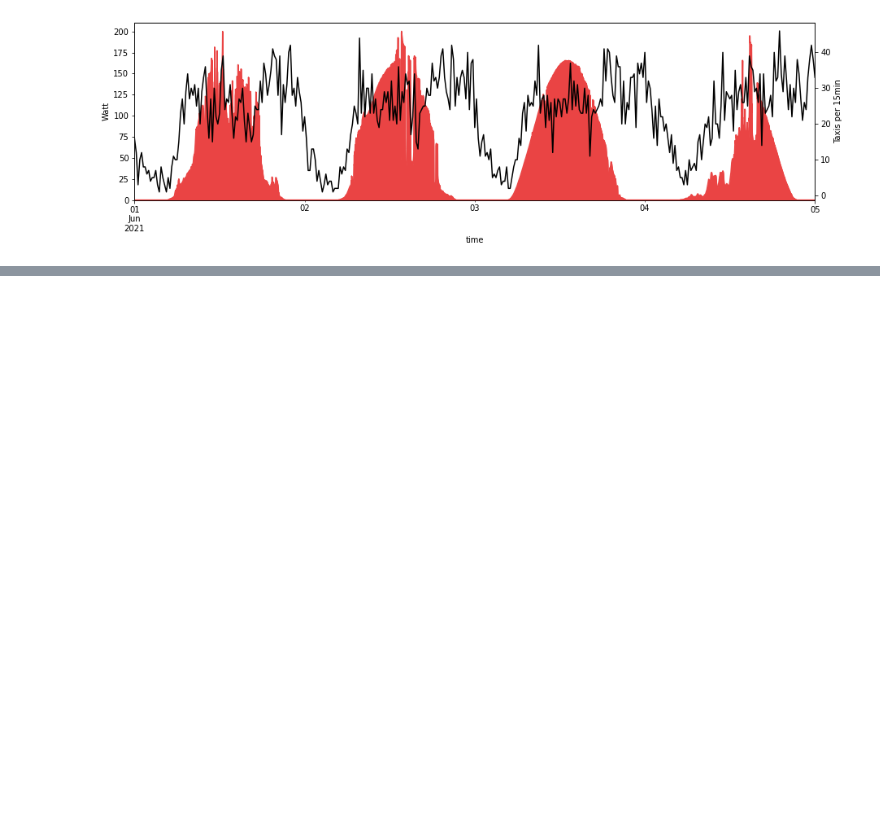
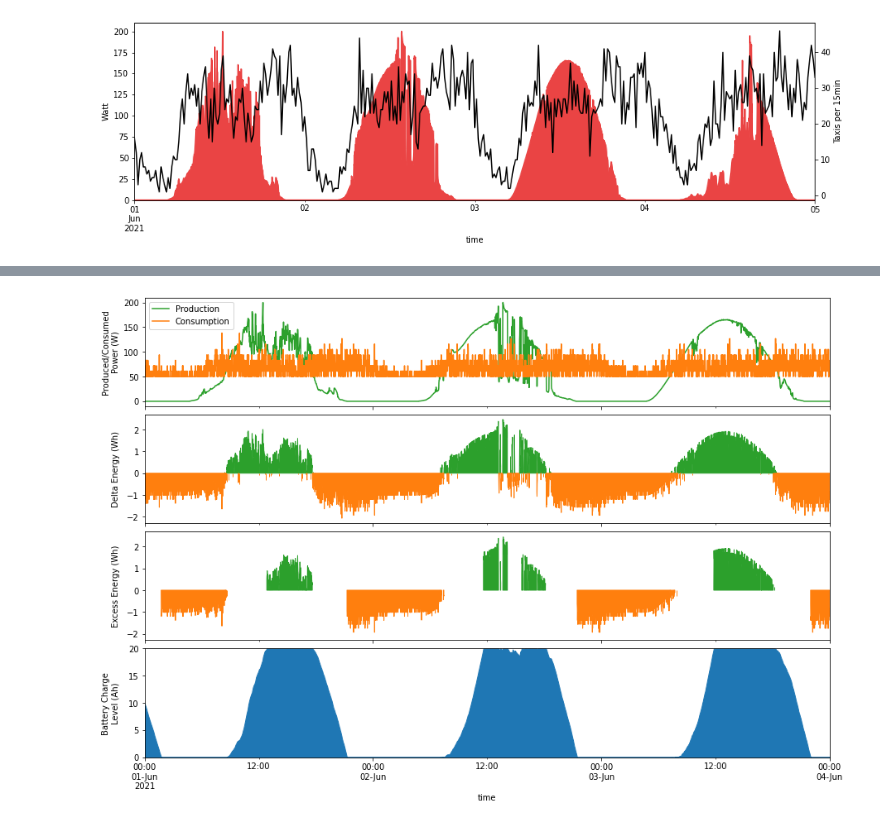
Before and after one commit to Maky55-hub/soc_pybamm_simpy, a Jupyter notebook: Untitled.ipynb, the cells around one changed output, grey strips where cells are left out. Drawn from its saved outputs; the diff is of its cells as text; code cells hidden in the pictures; blank space fills up the shorter version.

```diff
--- a/Untitled.ipynb
+++ b/Untitled.ipynb
@@ -151,0 +203,20 @@ ModuleNotFoundError: No module named 'leaf'
+# %%
+
+measurements = []  # this will contain the resulting measurements
+
+MAX_POWER = 600  # W
+STATIC_POWER = 50  # W
+BATTERY_CAPACITY = 20  # Ah
+BATTERY_CHARGE_LEVEL = 10  # Ah
+BATTERY_VOLTAGE = 10 # V
+
+node = Node(name="node1", cu=50, power_model=PowerModelNode(max_power=MAX_POWER, static_power=STATIC_POWER))
+battery = Battery(capacity_in_Ah=BATTERY_CAPACITY, charge_level_in_Ah=BATTERY_CHARGE_LEVEL, battery_voltage=10)
+
+env = simpy.Environment()
+env.process(task_placement(env, list(taxi_count)))
+env.process(power_usage(env, node, battery, list(solar), measurements))
+
+env.run()  # env.run(until=100) runs for 100 timesteps only
+measurements_df = pd.DataFrame(measurements, index=solar.index)
+measurements_df.head()
@@ -151,0 +231,35 @@ ModuleNotFoundError: No module named 'leaf'
+# %%
+# Only plot first thre days
+measurements_df = measurements_df[:"2021-06-04 00:00:00"]
+
+fig, (ax1, ax2, ax3, ax4) = plt.subplots(ncols=1, nrows=4, sharex=True, figsize=(12,8))
+fig.tight_layout(pad=0)
+
+measurements_df["production_power"].plot(ax=ax1, color="tab:green", label="Production")
+measurements_df["consumption_power"].plot(ax=ax1, color="tab:orange", label="Consumption")
+ax1.set_ylabel("Produced/Consumed\nPower (W)")
+ax1.legend()
+
+x = measurements_df["delta_energy"]
+x.plot(ax=ax2, alpha=0)  # this call improves performance
+ax2.fill_between(x.index, 0, x.values, where=x.values>0, color="tab:green")
+ax2.fill_between(x.index, 0, x.values, where=x.values<0, color="tab:orange")
+ax2.set_ylabel("Delta Energy (Wh)")
+
+x = measurements_df["excess_energy"]
+x.plot(ax=ax3, alpha=0)  # performance
+ax3.fill_between(x.index, 0, x.values, where=x.values>0, color="tab:green")
+ax3.fill_between(x.index, 0, x.values, where=x.values<0, color="tab:orange")
+ax2.sharey(ax3)
+ax3.set_ylabel("Excess Energy (Wh)")
+
+x = measurements_df["battery_charge_level"]
+x.plot(ax=ax4, alpha=0)  # performance
+ax4.fill_between(x.index, 0, x.values, color="tab:blue")
+ax4.set_ylim(0, BATTERY_CAPACITY)
+ax4.set_ylabel("Battery Charge\nLevel (Ah)")
+
+fig.align_ylabels()
+fig.savefig('production_consumtpion_simple.png', bbox_inches='tight', dpi=150)
+# %% [output]
+[figure, added]
```
Also changed, not shown: parts of 7 cells of this notebook, 11 other files.
